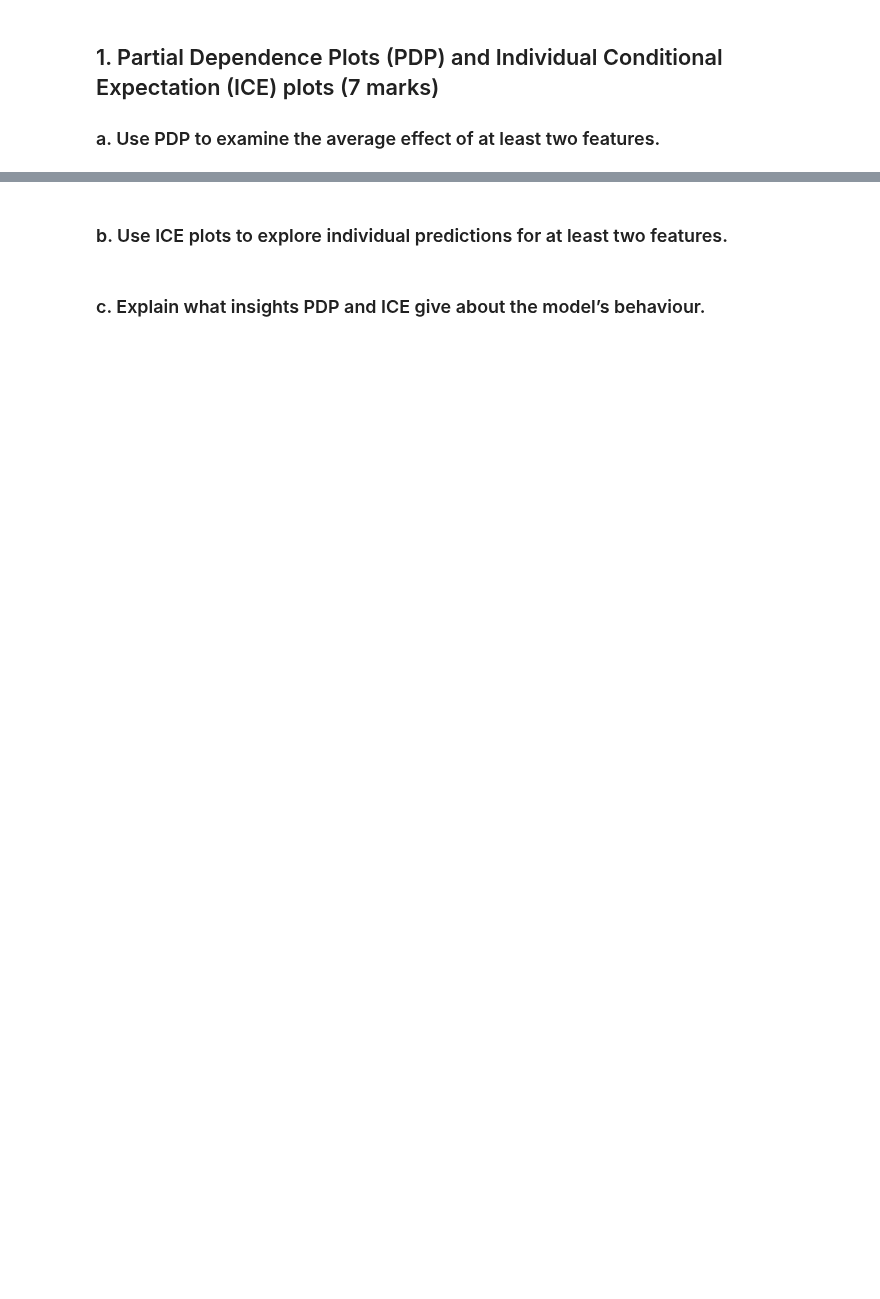
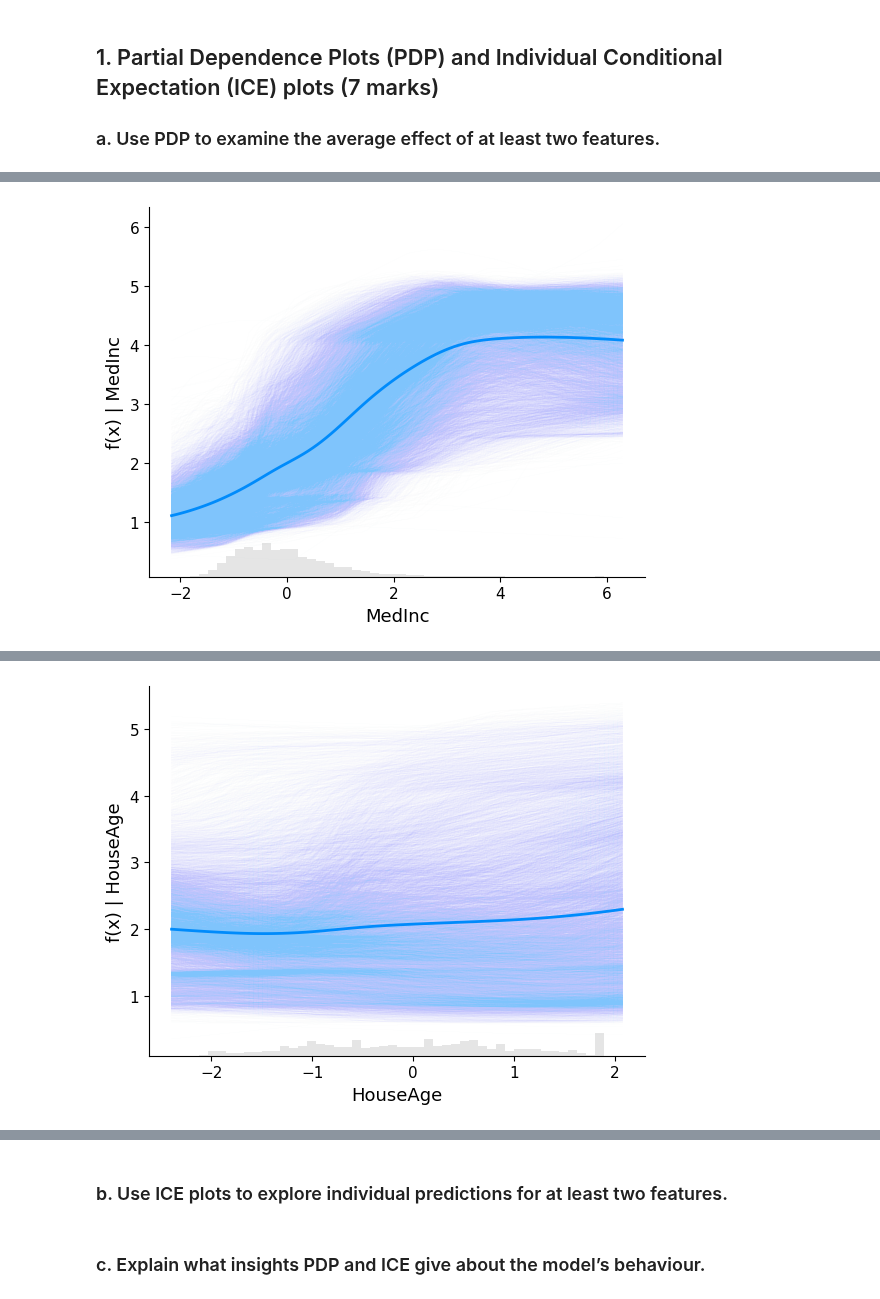
Before and after one commit to jamiebugeja/interpretableaiproject, a Jupyter notebook: Roman_Vasiltets.ipynb, the cells around one changed output, grey strips where cells are left out. Drawn from its saved outputs; the diff is of its cells as text; code cells hidden in the pictures; blank space fills up the shorter version.

```diff
--- a/Roman_Vasiltets.ipynb
+++ b/Roman_Vasiltets.ipynb
@@ -284,2 +277,44 @@ NotFittedError: This KerasWrapper instance is not fitted yet. Call 'fit' with ap
 # %%
-#California Housing Data Set
+import shap
+import matplotlib.pyplot as plt
+
+print("--- Generating PDPs using the 'shap' library (with fix) ---")
+
+# 1. Get the *actual* fitted Keras model from the wrapper
+try:
+    actual_keras_model = model.model_
+    print("Successfully extracted fitted Keras model from KerasRegressor.")
+except AttributeError:
+    print("FATAL ERROR: Could not find '.model_' attribute.")
+    print("This assumes 'model' is the KerasRegressor object you trained in Step 7.")
+    raise
+
+# 2. Get the original feature names
+original_feature_names = housing.feature_names
+
+# 3. --- THIS IS THE FIX ---
+# Keras .predict() returns shape (n, 1), but SHAP expects (n,).
+# We create a simple lambda function to "flatten" the output using .ravel()
+predict_fn = lambda X: actual_keras_model.predict(X).ravel()
+
+
+# 4. Create the PDP for 'MedInc'
+print("\nCalculating and plotting PDP for 'MedInc'...")
+shap.plots.partial_dependence(
+    "MedInc",                     # The feature to plot (by name)
+    predict_fn,                   # <-- Use our new wrapper function
+    X_train_scaled,               # The data to average over
+    feature_names=original_feature_names,
+    show=True                     # Tell shap to show the plot
+)
+
+# 5. Create the PDP for 'HouseAge'
+print("\nCalculating and plotting PDP for 'HouseAge'...")
+shap.plots.partial_dependence(
+    "HouseAge",                   # The feature to plot
+    predict_fn,                   # <-- Use our new wrapper function
+    X_train_scaled,
+    feature_names=original_feature_names,
+    show=True
+)
+# %% [output]
@@ -285,0 +338 @@ NotFittedError: This KerasWrapper instance is not fitted yet. Call 'fit' with ap
+[figure, added]
@@ -285,0 +356 @@ NotFittedError: This KerasWrapper instance is not fitted yet. Call 'fit' with ap
+[figure, added]
```
Also changed, not shown: parts of 6 cells of this notebook.
